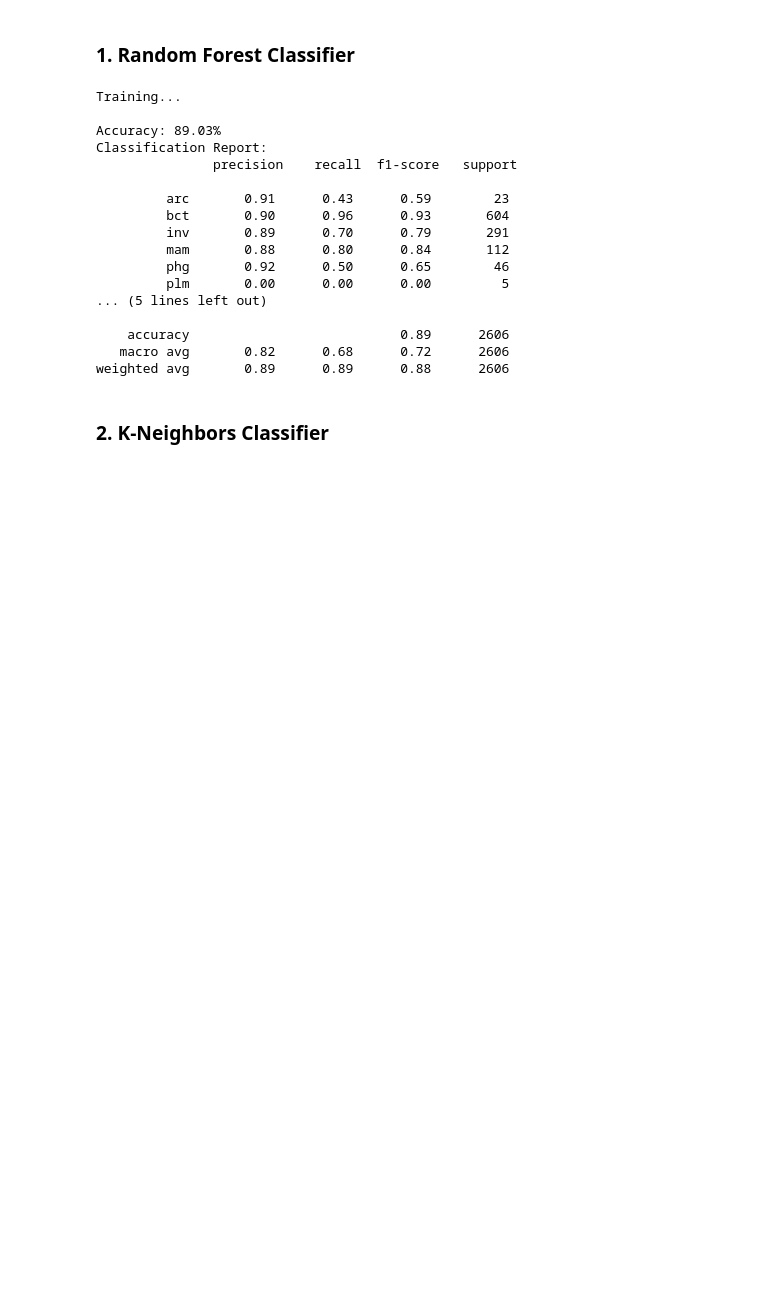
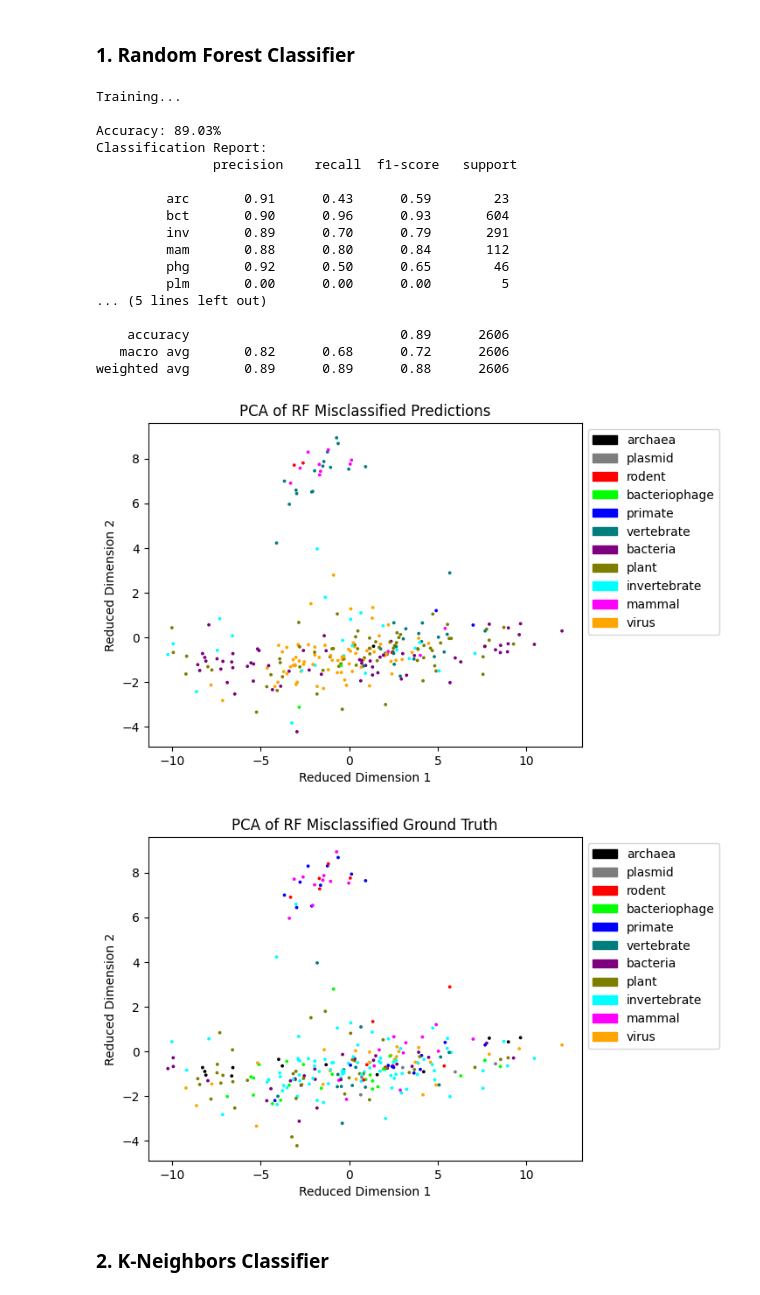
Before and after one commit to Viktor-Butkovich/AIvengers, a Jupyter notebook: main.ipynb, the cells around one changed output. Drawn from its saved outputs; the diff is of its cells as text; code cells hidden in the pictures; blank space fills up the shorter version.

```diff
--- a/main.ipynb
+++ b/main.ipynb
@@ -120,27 +139,29 @@ visualize(TSNE(n_components=2), 't-SNE')
 # %% [markdown]
 ### 1. Random Forest Classifier
 # %%
-classify(
-    RandomForestClassifier(n_estimators=100, random_state=42)
-)
+classifier = RandomForestClassifier(n_estimators=100, random_state=42)
+train_classify(classifier)
+visualize_misclassified(PCA(n_components=2), 'PCA', classifier, 'RF')
 # %% [output]
 Training...
 
 Accuracy: 89.03%
 Classification Report:
                precision    recall  f1-score   support
 
          arc       0.91      0.43      0.59        23
          bct       0.90      0.96      0.93       604
          inv       0.89      0.70      0.79       291
          mam       0.88      0.80      0.84       112
          phg       0.92      0.50      0.65        46
          plm       0.00      0.00      0.00         5
 ... (5 lines left out)
 
     accuracy                           0.89      2606
    macro avg       0.82      0.68      0.72      2606
 weighted avg       0.89      0.89      0.88      2606
+[figure, added]
+[figure, added]
 # %% [markdown]
 ### 2. K-Neighbors Classifier
 # %%
```
Also changed, not shown: parts of 8 cells of this notebook.
